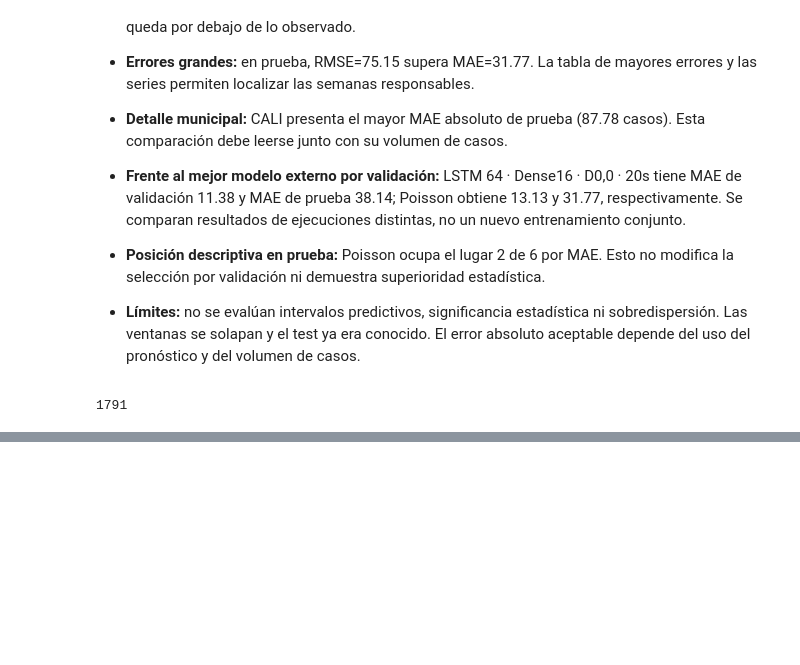
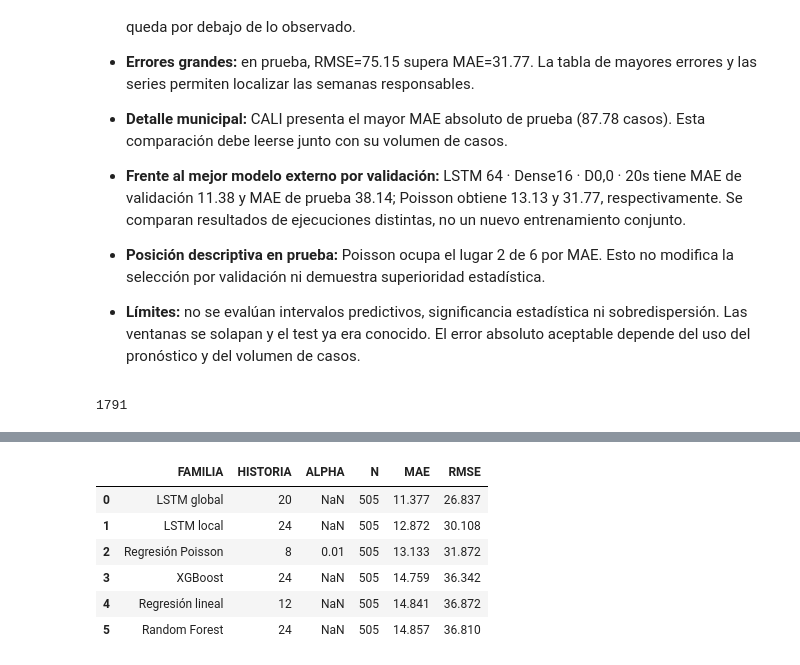
Before and after one commit to AFFlorez/ProyectoFinal, a Jupyter notebook: notebooks/Comparacion_modelo_poisson.ipynb, the cells around one changed output, grey strips where cells are left out. Cells and saved outputs as stored; diff of their text form; code cells hidden in the pictures; blank space fills up the shorter version.

```diff
--- a/notebooks/Comparacion_modelo_poisson.ipynb
+++ b/notebooks/Comparacion_modelo_poisson.ipynb
@@ -914,0 +926,89 @@ display(Markdown(texto_conclusiones))
+# %%
+from pathlib import Path
+
+import numpy as np
+import pandas as pd
+import matplotlib.pyplot as plt
+from matplotlib.ticker import MaxNLocator
+from IPython.display import Markdown, display
+
+raiz_figura_validacion = next(
+    (ruta for ruta in [Path.cwd(), *Path.cwd().parents]
+     if (ruta / 'modelos/experimentos/ranking_validacion.csv').is_file()),
+    None,
+)
+if raiz_figura_validacion is None:
+    raise FileNotFoundError('Ejecuta esta sección desde la raíz del proyecto o desde notebooks.')
+
+salida_figura_validacion = raiz_figura_validacion / 'ResultadosModelos/poisson_notebook'
+carpeta_figuras_validacion = salida_figura_validacion / 'figuras'
+carpeta_figuras_validacion.mkdir(parents=True, exist_ok=True)
+
+# Este archivo contiene exclusivamente resultados de validación de las otras familias.
+archivo_otras_familias = raiz_figura_validacion / 'modelos/experimentos/ranking_validacion.csv'
+ranking_otras_familias = pd.read_csv(
+    archivo_otras_familias, encoding='utf-8-sig',
+    usecols=['MODELO', 'FAMILIA', 'HISTORIA', 'N', 'MAE', 'RMSE'],
+)
+familias_esperadas = {'LSTM global', 'LSTM local', 'XGBoost', 'Regresión lineal', 'Random Forest'}
+if set(ranking_otras_familias['FAMILIA']) != familias_esperadas:
+    raise ValueError('El ranking debe contener las cinco familias de la comparación inicial.')
+ganadores_otras_familias = (
+    ranking_otras_familias.sort_values(['MAE', 'RMSE', 'MODELO'])
+    .groupby('FAMILIA', sort=False).head(1).copy()
+)
+ganadores_otras_familias['ALPHA'] = np.nan
+
+# Si ya se entrenó en esta sesión, usamos sus métricas; de lo contrario, leemos el CSV.
+if 'resultado_validacion' in globals():
+    metricas_poisson_figura = resultado_validacion['metricas'].copy()
+else:
+    archivo_poisson_figura = salida_figura_validacion / 'metricas_validacion.csv'
+    if not archivo_poisson_figura.is_file():
+        raise FileNotFoundError('Primero ejecuta el entrenamiento Poisson para generar metricas_validacion.csv.')
+    metricas_poisson_figura = pd.read_csv(archivo_poisson_figura, encoding='utf-8-sig')
+
+convergidos_figura = metricas_poisson_figura.loc[
+    metricas_poisson_figura['CONVERGIO'].astype(str).str.lower().eq('true')
+].sort_values(['MAE', 'RMSE', 'ID'])
+if convergidos_figura.empty:
+    raise ValueError('No hay configuraciones Poisson convergidas para comparar.')
+ganador_poisson_figura = convergidos_figura.iloc[0]
+fila_poisson_figura = pd.DataFrame([{
+    'MODELO': ganador_poisson_figura['ID'], 'FAMILIA': 'Regresión Poisson',
+    'HISTORIA': int(ganador_poisson_figura['HISTORIA']),
+    'ALPHA': float(ganador_poisson_figura['ALPHA']),
+    'N': int(ganador_poisson_figura['N']),
+    'MAE': float(ganador_poisson_figura['MAE']),
+    'RMSE': float(ganador_poisson_figura['RMSE']),
+}])
+tabla_figura_validacion = (
+    pd.concat([ganadores_otras_familias, fila_poisson_figura], ignore_index=True)
+    .sort_values(['MAE', 'RMSE', 'FAMILIA']).reset_index(drop=True)
+)
+if len(tabla_figura_validacion) != 6 or not tabla_figura_validacion['N'].eq(505).all():
+    raise ValueError('La figura requiere seis familias evaluadas en 505 objetivos de validación.')
+if not np.isfinite(tabla_figura_validacion[['MAE', 'RMSE']].to_numpy(float)).all():
+    raise ValueError('Hay métricas no finitas en la comparación.')
+if (tabla_figura_validacion[['MAE', 'RMSE']] < 0).any().any():
+    raise ValueError('Las métricas de error deben ser no negativas.')
+
+tabla_figura_validacion['ETIQUETA'] = (
+    tabla_figura_validacion['FAMILIA'] + ' · '
+    + tabla_figura_validacion['HISTORIA'].astype(int).astype(str) + ' sem.'
+)
+tabla_figura_validacion.to_csv(
+    salida_figura_validacion / 'comparacion_familias_solo_validacion.csv',
+    index=False, encoding='utf-8-sig',
+)
+display(tabla_figura_validacion[
+    ['FAMILIA', 'HISTORIA', 'ALPHA', 'N', 'MAE', 'RMSE']
+].round(3))
+# %% [output]
+|  | FAMILIA | HISTORIA | ALPHA | N | MAE | RMSE |
+| 0 | LSTM global | 20 | NaN | 505 | 11.377 | 26.837 |
+| 1 | LSTM local | 24 | NaN | 505 | 12.872 | 30.108 |
+| 2 | Regresión Poisson | 8 | 0.01 | 505 | 13.133 | 31.872 |
+| 3 | XGBoost | 24 | NaN | 505 | 14.759 | 36.342 |
+| 4 | Regresión lineal | 12 | NaN | 505 | 14.841 | 36.872 |
+| 5 | Random Forest | 24 | NaN | 505 | 14.857 | 36.810 |
```
Also changed, not shown: parts of 2 cells of this notebook, 2 other files.
